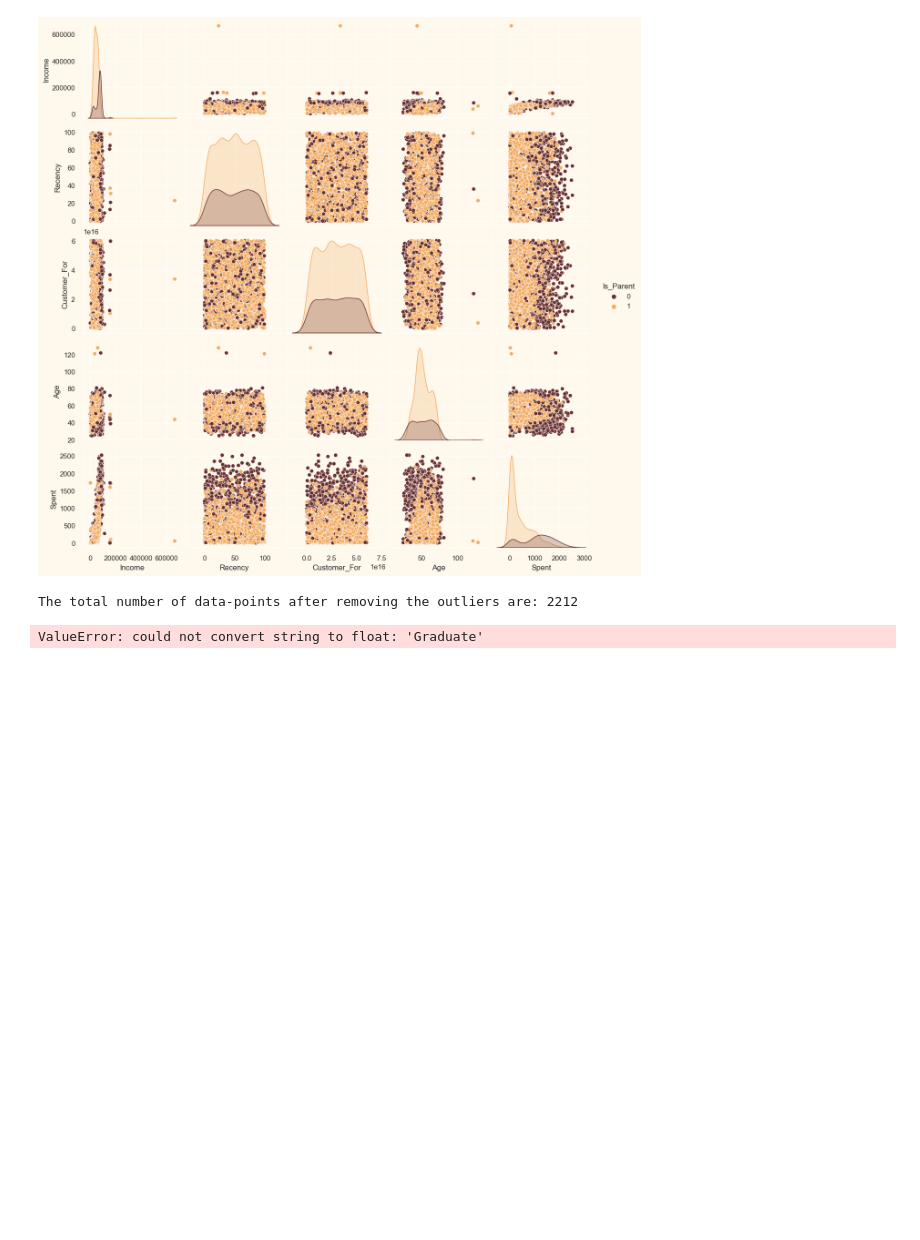
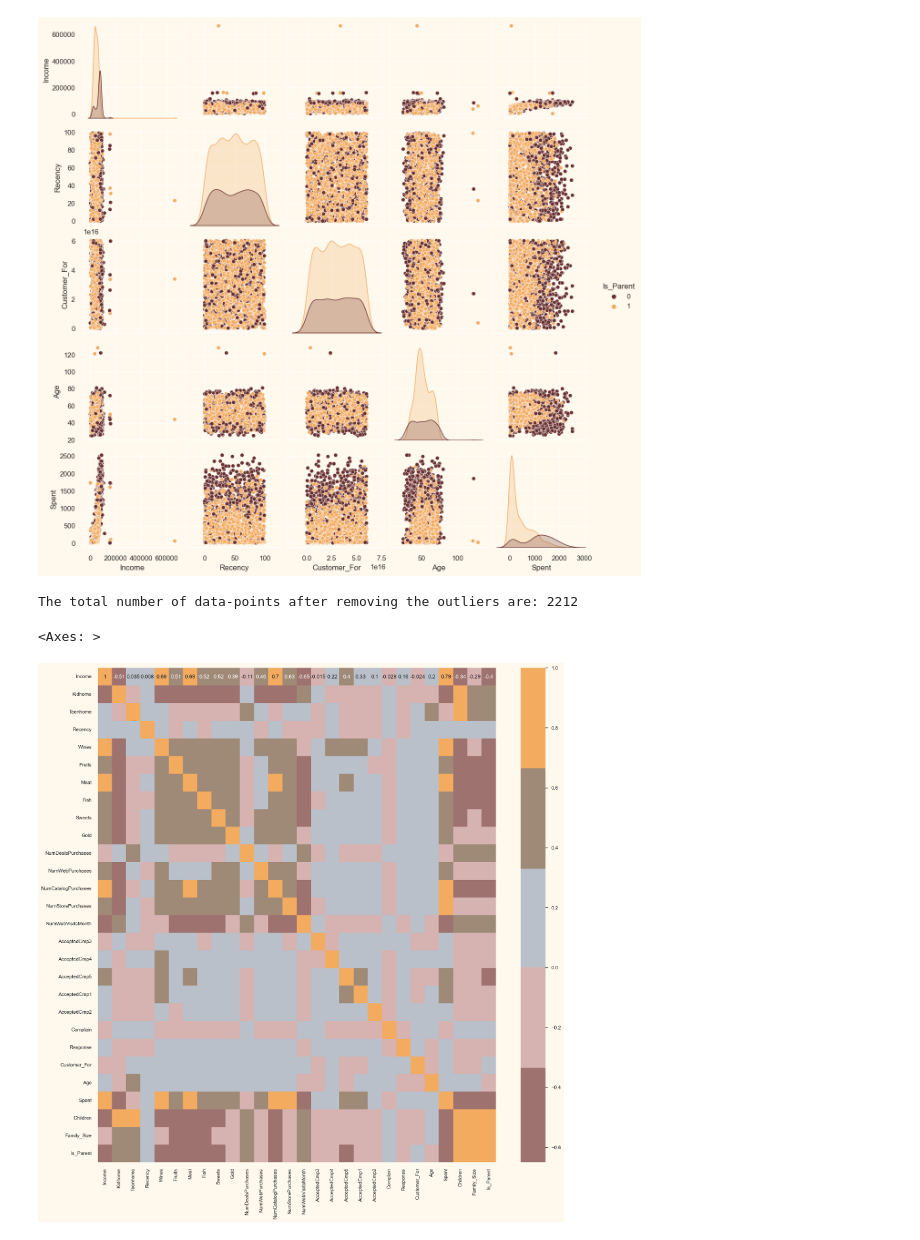
Before and after one commit to VulcanWhale/Customer-segmentation-eda, a Jupyter notebook: customer_segmentation.ipynb, the cells around one changed output. Cells and saved outputs as stored; diff of their text form; code cells hidden in the pictures; blank space fills up the shorter version.

```diff
--- a/customer_segmentation.ipynb
+++ b/customer_segmentation.ipynb
@@ -221,9 +221,11 @@ print("The total number of data-points after removing the outliers are:", len(da
 # %% [output]
 The total number of data-points after removing the outliers are: 2212
 # %%
-#correlation matrix
-corrmat= data.corr()
+#correlation matrix (excluding non-numeric columns)
+numeric_data = data.select_dtypes(include=[np.number])
+corrmat = numeric_data.corr()
 plt.figure(figsize=(20,20))
 sns.heatmap(corrmat,annot=True, cmap=cmap, center=0)
 # %% [output]
-ValueError: could not convert string to float: 'Graduate'
+<Axes: >
+[figure, added]
```
